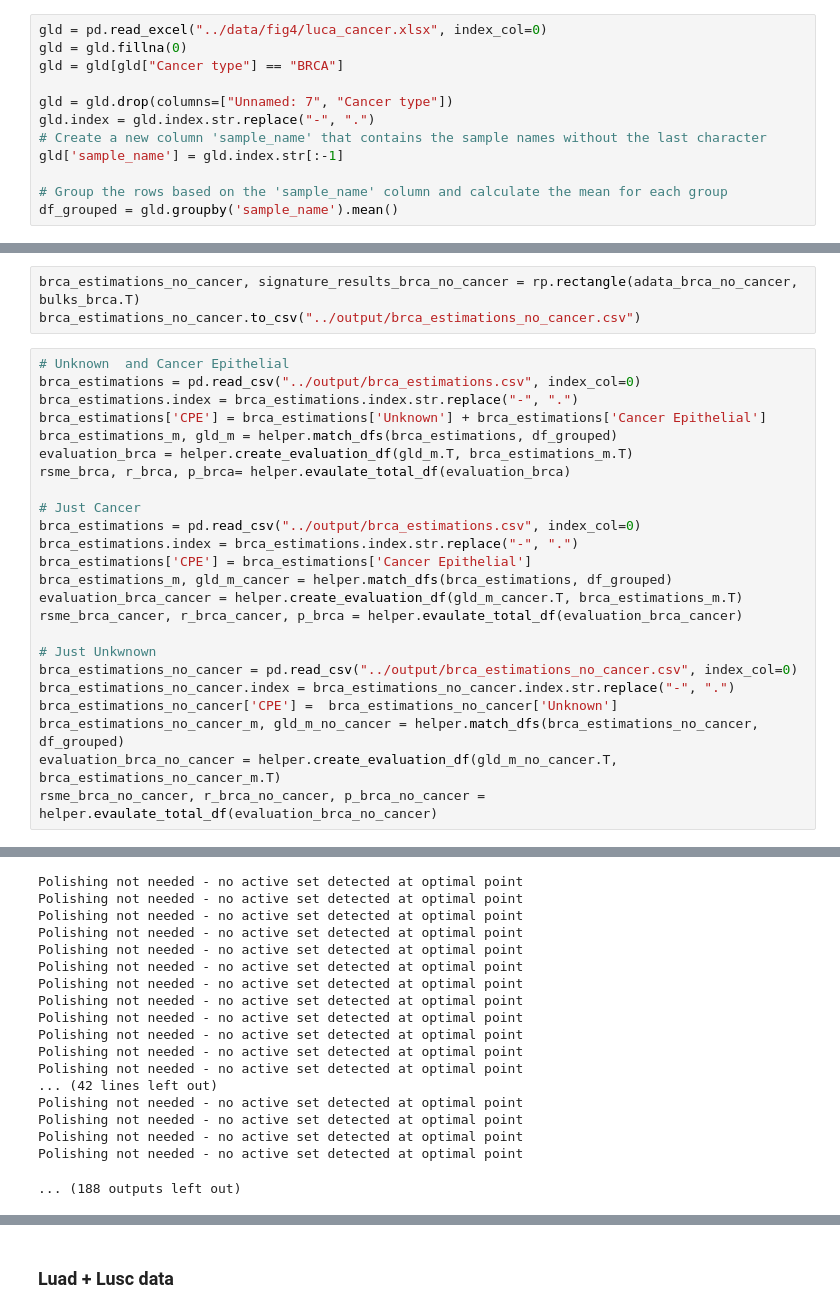
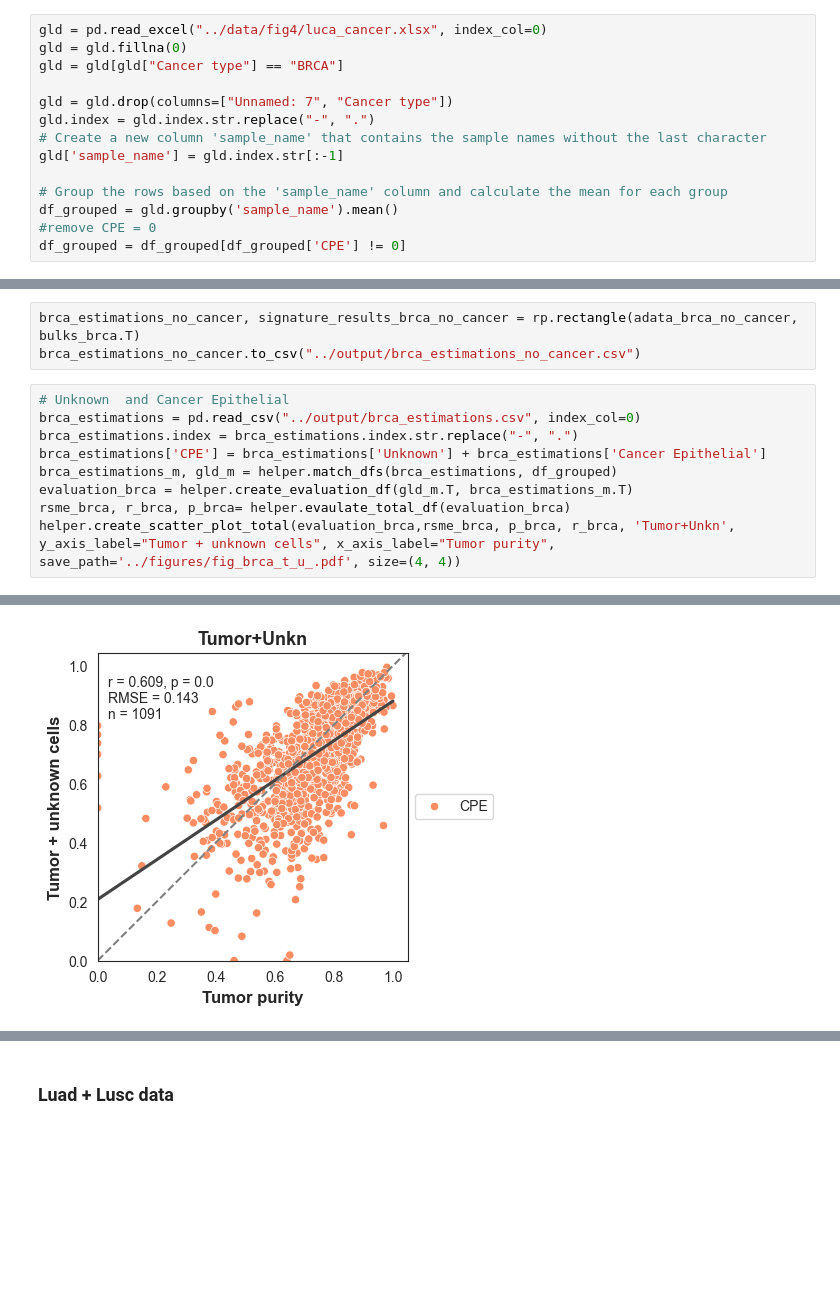
Before and after one commit to ComputationalBiomedicineGroup/rectangle_paper, a Jupyter notebook: notebooks/figure_4.ipynb, the cells around one changed output, grey strips where cells are left out. Saved outputs shown, nothing was run; the diff lists cells and outputs as text; blank space fills up the shorter version.

```diff
--- a/notebooks/figure_4.ipynb
+++ b/notebooks/figure_4.ipynb
@@ -370,6 +386,8 @@ gld['sample_name'] = gld.index.str[:-1]
 
 # Group the rows based on the 'sample_name' column and calculate the mean for each group
 df_grouped = gld.groupby('sample_name').mean()
+#remove CPE = 0
+df_grouped = df_grouped[df_grouped['CPE'] != 0]
 # %% [markdown]
 ### Brca data
 # %%
@@ -404,20 +439,5 @@ brca_estimations['CPE'] = brca_estimations['Unknown'] + brca_estimations['Cancer
 brca_estimations_m, gld_m = helper.match_dfs(brca_estimations, df_grouped)
 evaluation_brca = helper.create_evaluation_df(gld_m.T, brca_estimations_m.T)
 rsme_brca, r_brca, p_brca= helper.evaulate_total_df(evaluation_brca)
-
-# Just Cancer
-brca_estimations = pd.read_csv("../output/brca_estimations.csv", index_col=0)
-brca_estimations.index = brca_estimations.index.str.replace("-", ".")
-brca_estimations['CPE'] = brca_estimations['Cancer Epithelial']
-brca_estimations_m, gld_m_cancer = helper.match_dfs(brca_estimations, df_grouped)
-evaluation_brca_cancer = helper.create_evaluation_df(gld_m_cancer.T, brca_estimations_m.T)
-rsme_brca_cancer, r_brca_cancer, p_brca = helper.evaulate_total_df(evaluation_brca_cancer)
-
-# Just Unkwnown
-brca_estimations_no_cancer = pd.read_csv("../output/brca_estimations_no_cancer.csv", index_col=0)
-brca_estimations_no_cancer.index = brca_estimations_no_cancer.index.str.replace("-", ".")
-brca_estimations_no_cancer['CPE'] =  brca_estimations_no_cancer['Unknown']
-brca_estimations_no_cancer_m, gld_m_no_cancer = helper.match_dfs(brca_estimations_no_cancer, df_grouped)
-evaluation_brca_no_cancer = helper.create_evaluation_df(gld_m_no_cancer.T, brca_estimations_no_cancer_m.T)
-rsme_brca_no_cancer, r_brca_no_cancer, p_brca_no_cancer = helper.evaulate_total_df(evaluation_brca_no_cancer)
+helper.create_scatter_plot_total(evaluation_brca,rsme_brca, p_brca, r_brca, 'Tumor+Unkn', y_axis_label="Tumor + unknown cells", x_axis_label="Tumor purity", save_path='../figures/fig_brca_t_u_.pdf', size=(4, 4))
 # %% [output]
@@ -555,18 +445 @@ Polishing not needed - no active set detected at optimal point
-Polishing not needed - no active set detected at optimal point
-Polishing not needed - no active set detected at optimal point
-Polishing not needed - no active set detected at optimal point
-Polishing not needed - no active set detected at optimal point
-Polishing not needed - no active set detected at optimal point
-Polishing not needed - no active set detected at optimal point
-Polishing not needed - no active set detected at optimal point
-Polishing not needed - no active set detected at optimal point
-Polishing not needed - no active set detected at optimal point
-Polishing not needed - no active set detected at optimal point
-Polishing not needed - no active set detected at optimal point
-Polishing not needed - no active set detected at optimal point
-... (42 lines left out)
-Polishing not needed - no active set detected at optimal point
-Polishing not needed - no active set detected at optimal point
-Polishing not needed - no active set detected at optimal point
-Polishing not needed - no active set detected at optimal point
-... (188 outputs left out)
+[figure, added]
```
Also changed, not shown: parts of 33 cells of this notebook, 1 other file.
